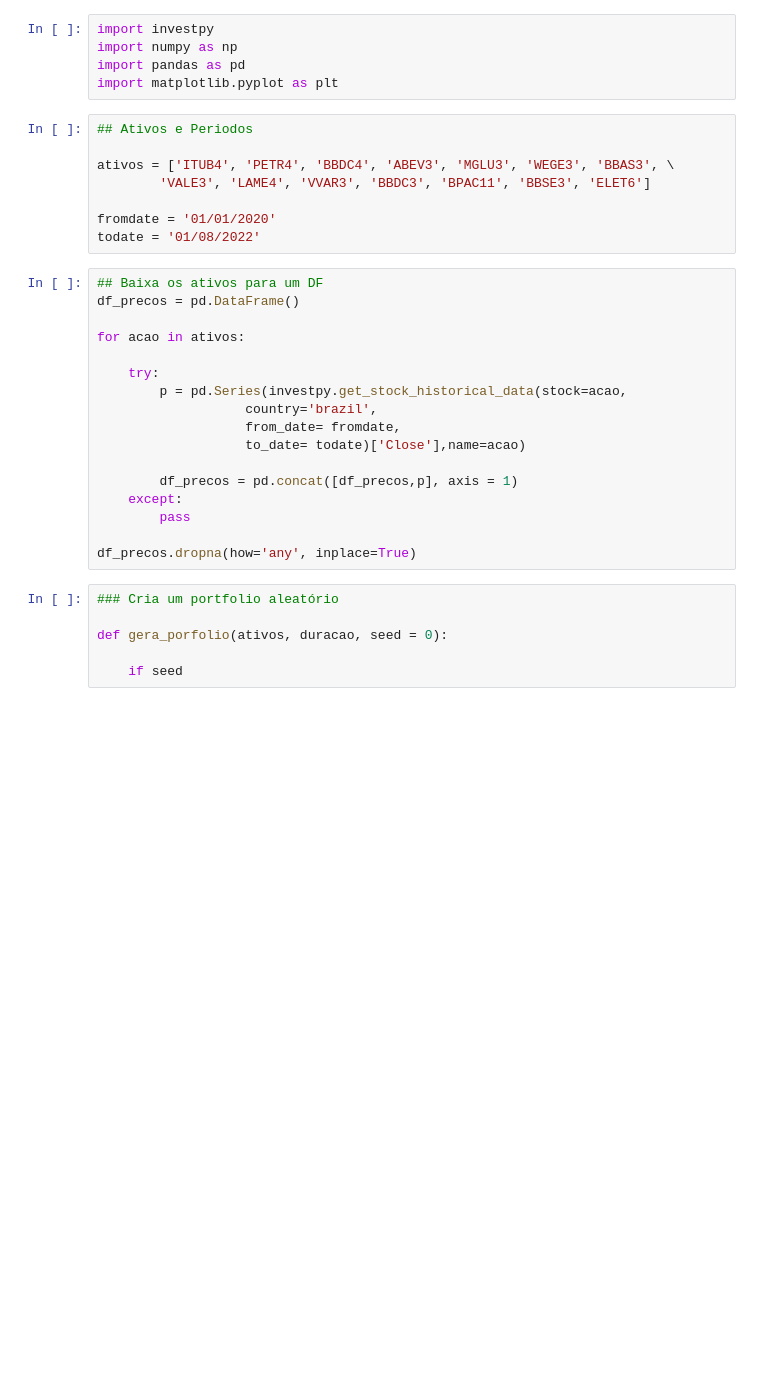
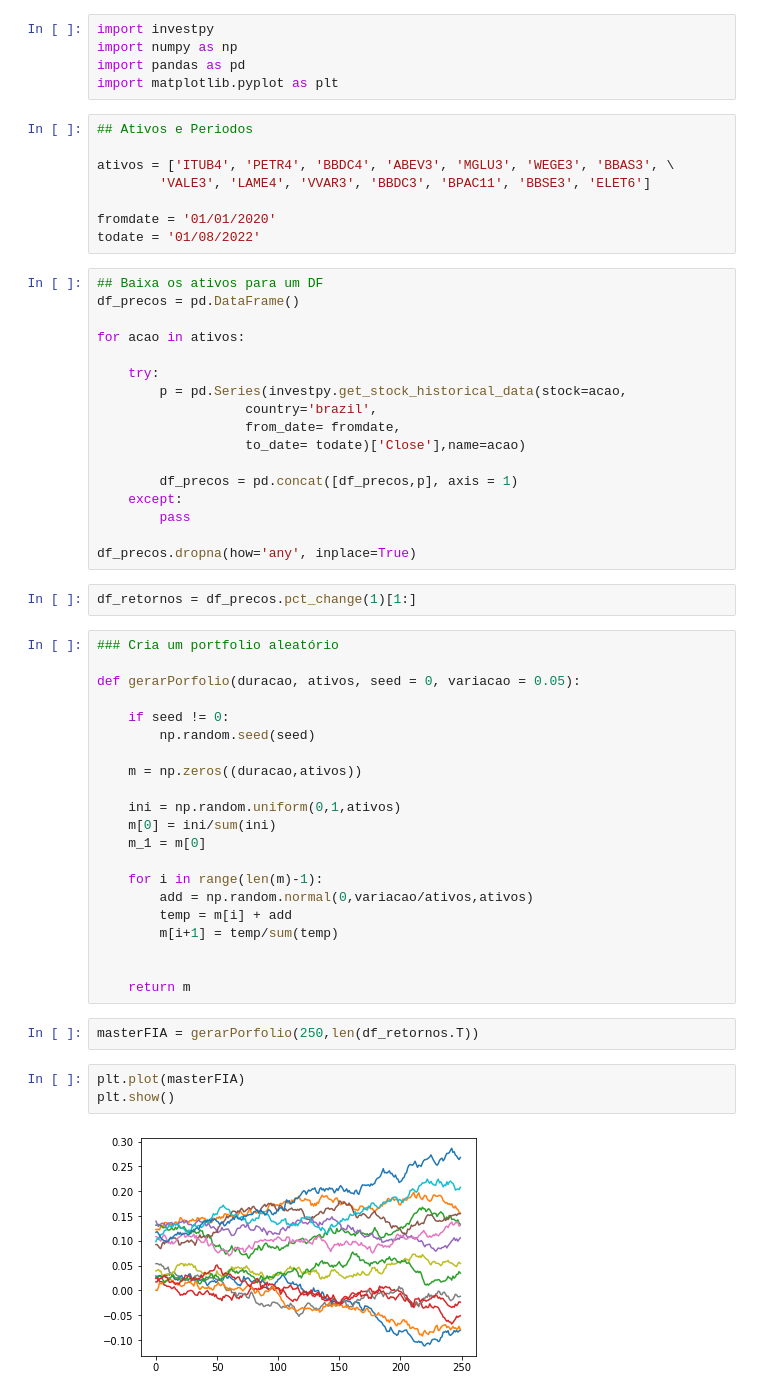
Before and after one commit to andrequant/EquityFund_Holdings, a Jupyter notebook: Portfolio1.ipynb, the cells around one changed output. Drawn from its saved outputs; the diff is of its cells as text; blank space fills up the shorter version.

```diff
--- a/Portfolio1.ipynb
+++ b/Portfolio1.ipynb
@@ -30,9 +30,33 @@ for acao in ativos:
         pass
 
 df_precos.dropna(how='any', inplace=True)
-# %%
-### Cria um portfolio aleatório
-
-def gera_porfolio(ativos, duracao, seed = 0):
-
-    if seed
+# %%
+df_retornos = df_precos.pct_change(1)[1:]
+# %%
+### Cria um portfolio aleatório
+
+def gerarPorfolio(duracao, ativos, seed = 0, variacao = 0.05):
+
+    if seed != 0:
+        np.random.seed(seed)
+
+    m = np.zeros((duracao,ativos))
+
+    ini = np.random.uniform(0,1,ativos)
+    m[0] = ini/sum(ini)
+    m_1 = m[0]
+
+    for i in range(len(m)-1):
+        add = np.random.normal(0,variacao/ativos,ativos)
+        temp = m[i] + add
+        m[i+1] = temp/sum(temp)
+
+
+    return m
+# %%
+masterFIA = gerarPorfolio(250,len(df_retornos.T))
+# %%
+plt.plot(masterFIA)
+plt.show()
+# %% [output]
+[figure, added]
```
Also changed, not shown: parts of 2 cells of this notebook.
